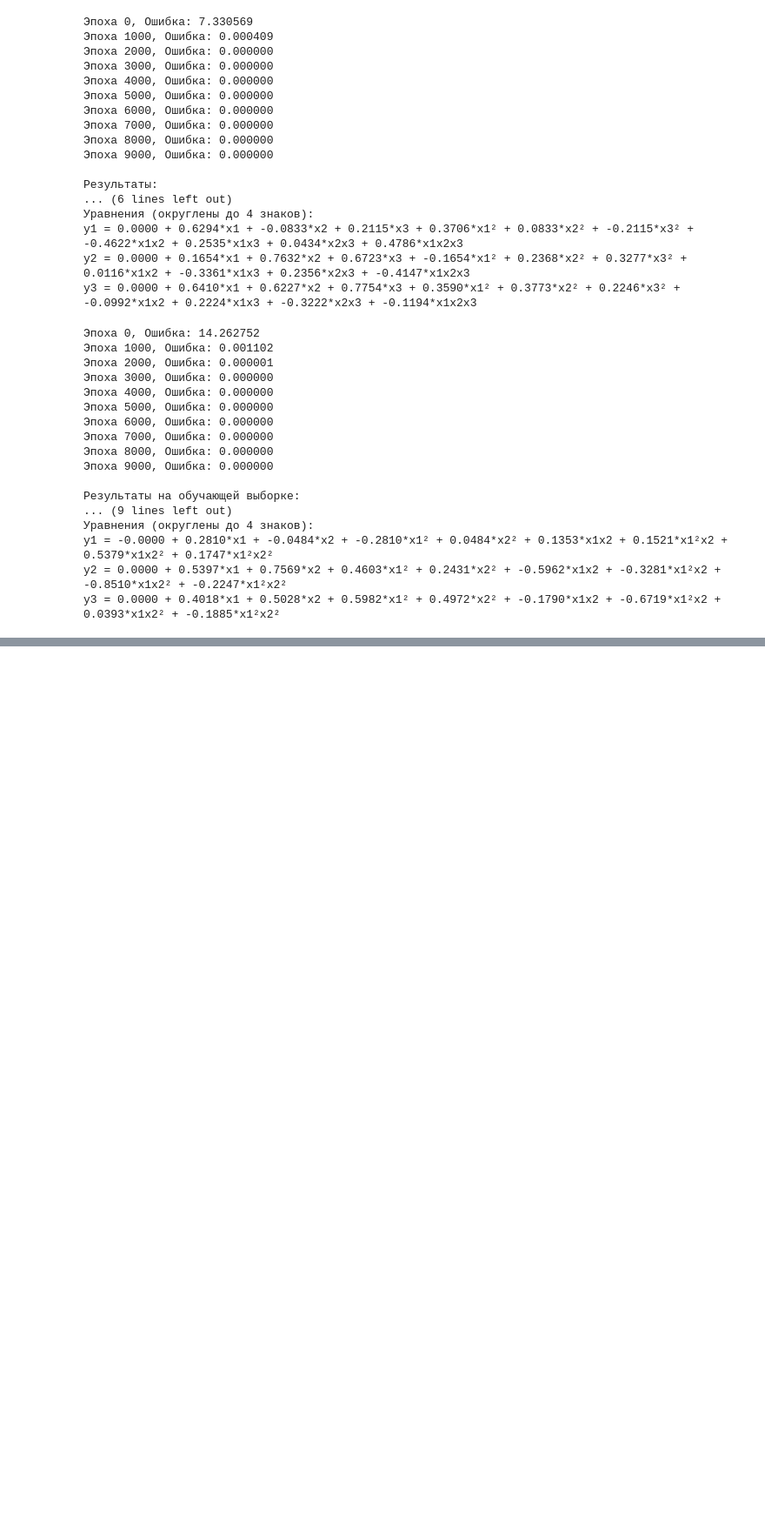
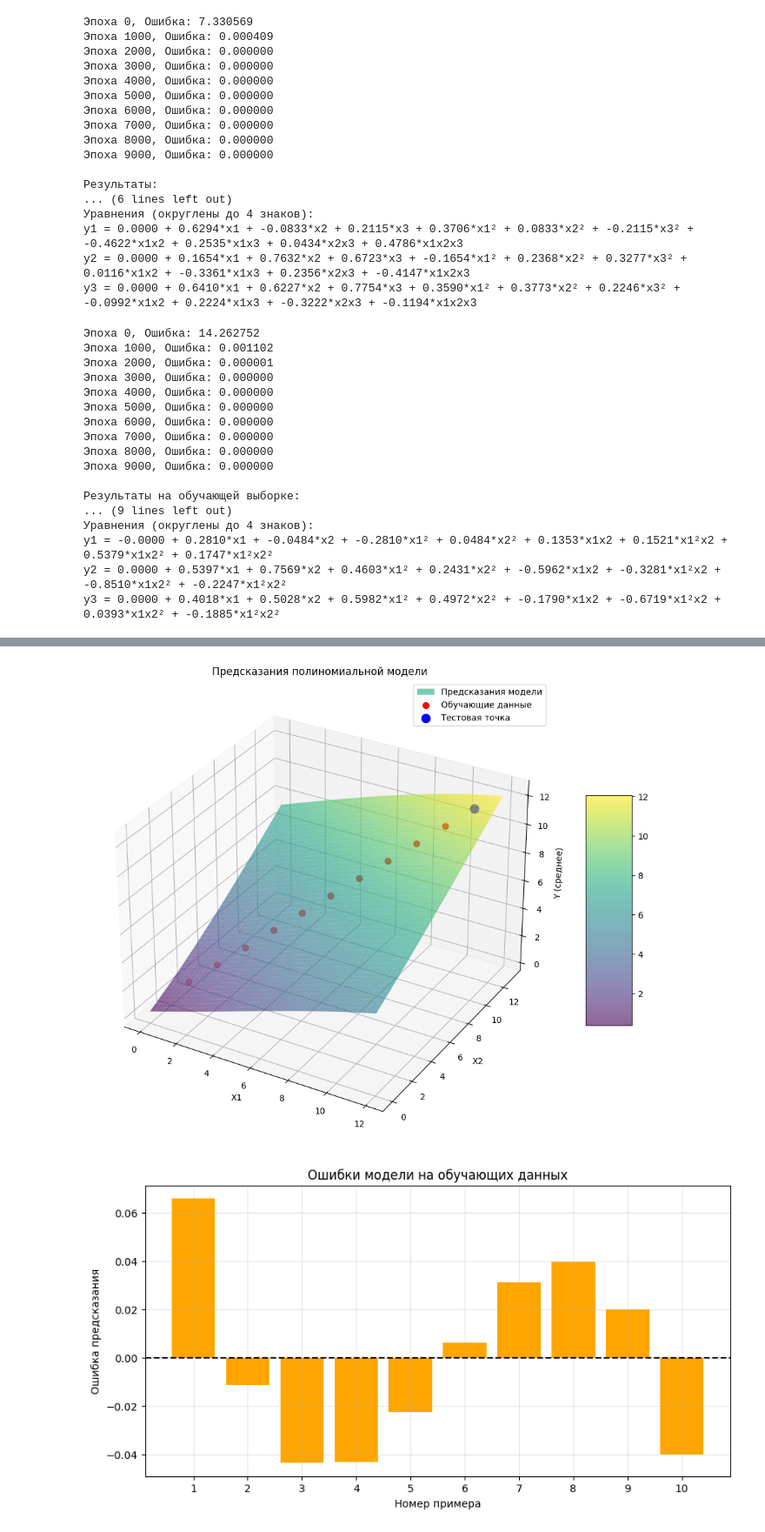
Before and after one commit to InowaR/colab, a Jupyter notebook: derivative_polynomial.ipynb, the cells around one changed output, grey strips where cells are left out. Shown at 87% size. Saved outputs shown, nothing was run; the diff lists cells and outputs as text; code cells hidden in the pictures; blank space fills up the shorter version.

```diff
--- a/derivative_polynomial.ipynb
+++ b/derivative_polynomial.ipynb
@@ -429,0 +546,64 @@ y3 = 0.0000 + 0.4018*x1 + 0.5028*x2 + 0.5982*x1² + 0.4972*x2² + -0.1790*x1x2 +
+# %%
+import matplotlib.pyplot as plt
+from mpl_toolkits.mplot3d import Axes3D
+
+# Создаем сетку для предсказаний
+x1_range = np.linspace(0, 12, 50)
+x2_range = np.linspace(0, 13, 50)
+X1, X2 = np.meshgrid(x1_range, x2_range)
+
+# Нормализуем сетку как обучающие данные
+X1_normalized = X1 / np.max(X)
+X2_normalized = X2 / np.max(X)
+
+# Вычисляем предсказания для всех точек сетки
+Z_normalized = np.zeros_like(X1)
+for i in range(X1.shape[0]):
+    for j in range(X1.shape[1]):
+        Z_normalized[i,j] = compute_polynomial([X1_normalized[i,j], X2_normalized[i,j]], weights)
+
+# Денормализуем предсказания
+Z = Z_normalized * np.max(y)
+
+# Создаем 3D-график
+fig = plt.figure(figsize=(12, 8))
+ax = fig.add_subplot(111, projection='3d')
+
+# Поверхность предсказаний
+surf = ax.plot_surface(X1, X2, Z, cmap='viridis', alpha=0.6, label='Предсказания модели')
+
+# Обучающие точки (денормализованные)
+ax.scatter(X[:,0], X[:,1], y, color='red', s=50, label='Обучающие данные')
+
+# Тестовая точка
+ax.scatter([test_x[0]], [test_x[1]], [true_test_y], color='blue', s=100, label='Тестовая точка')
+
+# Настройки графика
+ax.set_xlabel('X1')
+ax.set_ylabel('X2')
+ax.set_zlabel('Y (среднее)')
+ax.set_title('Предсказания полиномиальной модели')
+ax.legend()
+
+# Добавим цветовую шкалу
+fig.colorbar(surf, shrink=0.5, aspect=5)
+
+plt.tight_layout()
+plt.show()
+
+# Дополнительно: график ошибок на обучающих данных
+preds = [denormalize_prediction(compute_polynomial(x, weights), np.max(y)) for x in X_normalized]
+errors = np.array(preds) - y
+
+plt.figure(figsize=(10, 5))
+plt.bar(range(len(X)), errors, color='orange')
+plt.axhline(0, color='black', linestyle='--')
+plt.xlabel('Номер примера')
+plt.ylabel('Ошибка предсказания')
+plt.title('Ошибки модели на обучающих данных')
+plt.xticks(range(len(X)), range(1, len(X)+1))
+plt.grid(True, alpha=0.3)
+plt.show()
+# %% [output]
+[figure, added]
+[figure, added]
```
Also changed, not shown: parts of 1 cell of this notebook.
